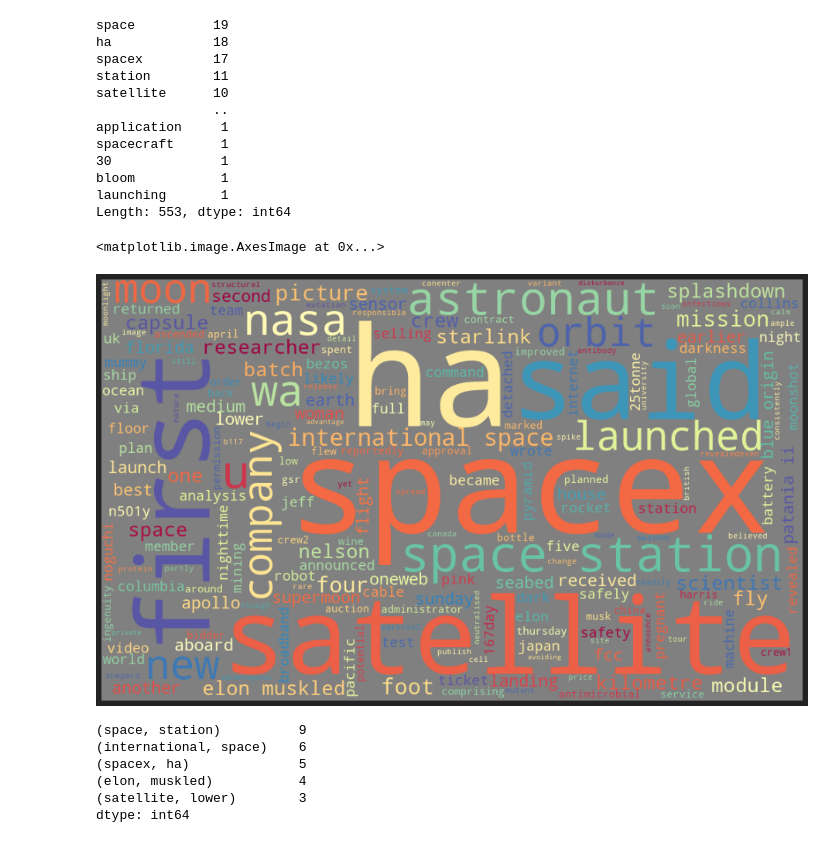
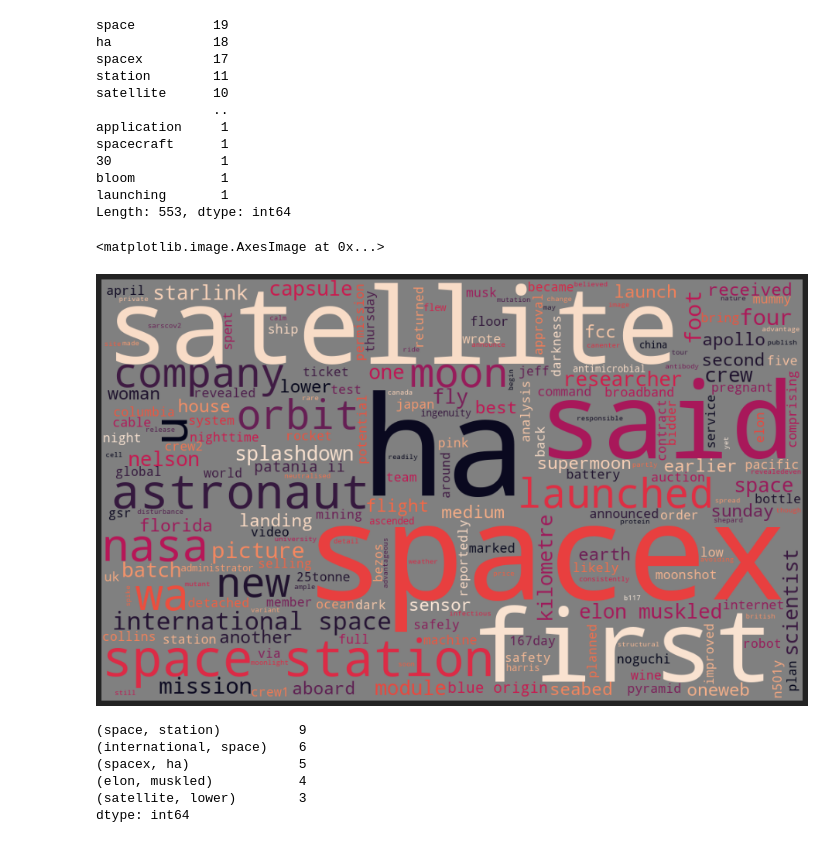
Before and after one commit to Ken-Alviola/natural-language-processing-exercises, a Jupyter notebook: explore.ipynb, the cells around one changed output. Cells and saved outputs as stored; diff of their text form; code cells hidden in the pictures.

Commit message:
science cloud color change

```diff
--- a/explore.ipynb
+++ b/explore.ipynb
@@ -530,13 +530,13 @@ bloom           1
 launching       1
 Length: 553, dtype: int64
 # %%
-science_cloud = WordCloud(background_color='grey', colormap='Spectral', height=600, width=1000).generate(science_words)
+science_cloud = WordCloud(background_color='grey', colormap='rocket', height=600, width=1000).generate(science_words)
 plt.figure(figsize=(200,10))
 plt.axis('off')
 plt.imshow(science_cloud)
 # %% [output]
 <matplotlib.image.AxesImage at 0x...>
-[figure, old version]
+[figure, new version]
 # %%
 top_20_science_bigrams = (pd.Series(nltk.ngrams(science_words.split(), 2))
                       .value_counts()
```
